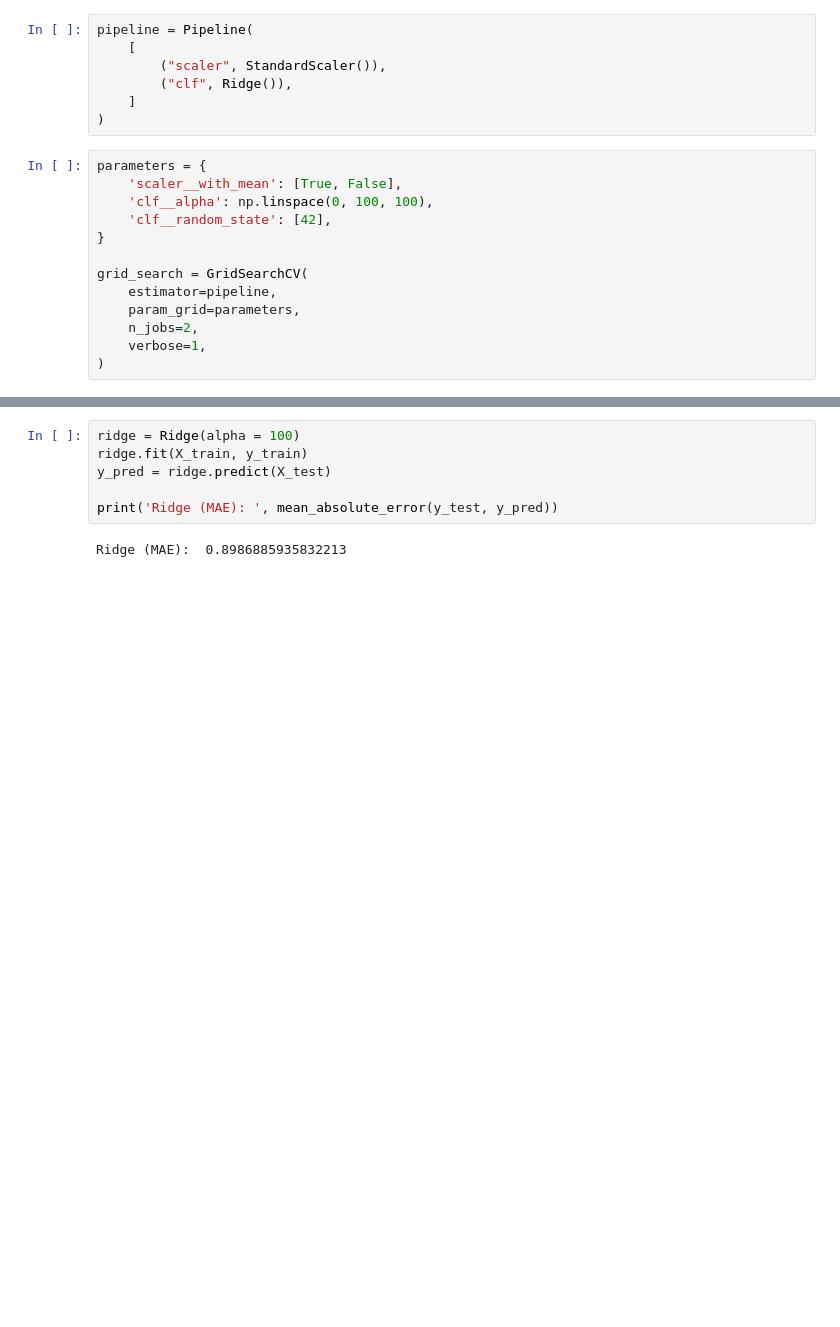
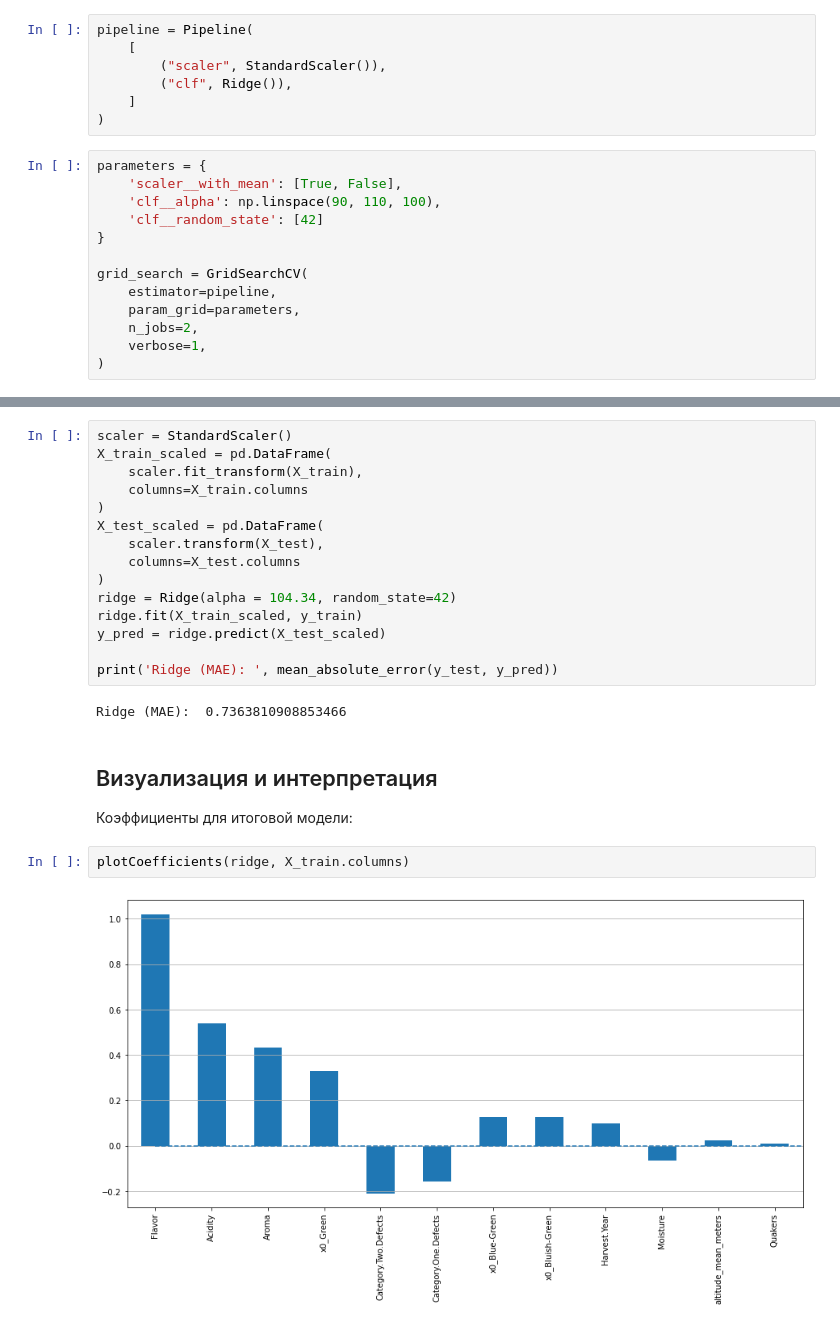
Before and after one commit to repkakkk/coffee-quality, a Jupyter notebook: Задание 3.ipynb, the cells around one changed output, grey strips where cells are left out. Cells and saved outputs as stored; diff of their text form; blank space fills up the shorter version.

```diff
--- a/Задание 3.ipynb
+++ b/Задание 3.ipynb
@@ -205,8 +205,8 @@ pipeline = Pipeline(
 # %%
 parameters = {
     'scaler__with_mean': [True, False],
-    'clf__alpha': np.linspace(0, 100, 100),
-    'clf__random_state': [42],
+    'clf__alpha': np.linspace(90, 110, 100),
+    'clf__random_state': [42]
 }
 
 grid_search = GridSearchCV(
@@ -258,8 +257,24 @@ Ridge (MAE):  0.736660456090075
 # %%
-ridge = Ridge(alpha = 100)
-ridge.fit(X_train, y_train)
-y_pred = ridge.predict(X_test)
+scaler = StandardScaler()
+X_train_scaled = pd.DataFrame(
+    scaler.fit_transform(X_train),
+    columns=X_train.columns
+)
+X_test_scaled = pd.DataFrame(
+    scaler.transform(X_test),
+    columns=X_test.columns
+)
+ridge = Ridge(alpha = 104.34, random_state=42)
+ridge.fit(X_train_scaled, y_train)
+y_pred = ridge.predict(X_test_scaled)
 
 print('Ridge (MAE): ', mean_absolute_error(y_test, y_pred))
 # %% [output]
-Ridge (MAE):  0.8986885935832213
+Ridge (MAE):  0.7363810908853466
+# %% [markdown]
+## Визуализация и интерпретация
+Коэффициенты для итоговой модели:
+# %%
+plotCoefficients(ridge, X_train.columns)
+# %% [output]
+[figure, added]
```
Also changed, not shown: parts of 6 cells of this notebook, 1 other file.
